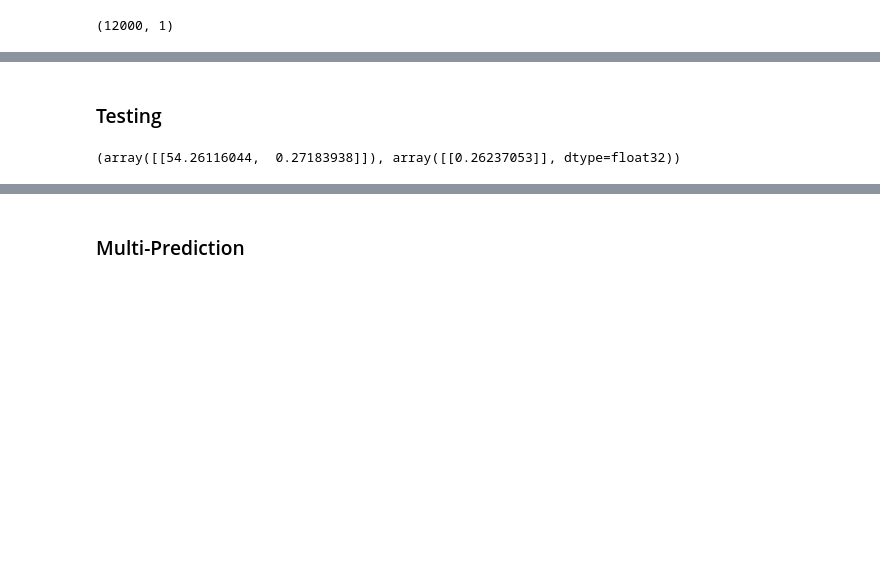
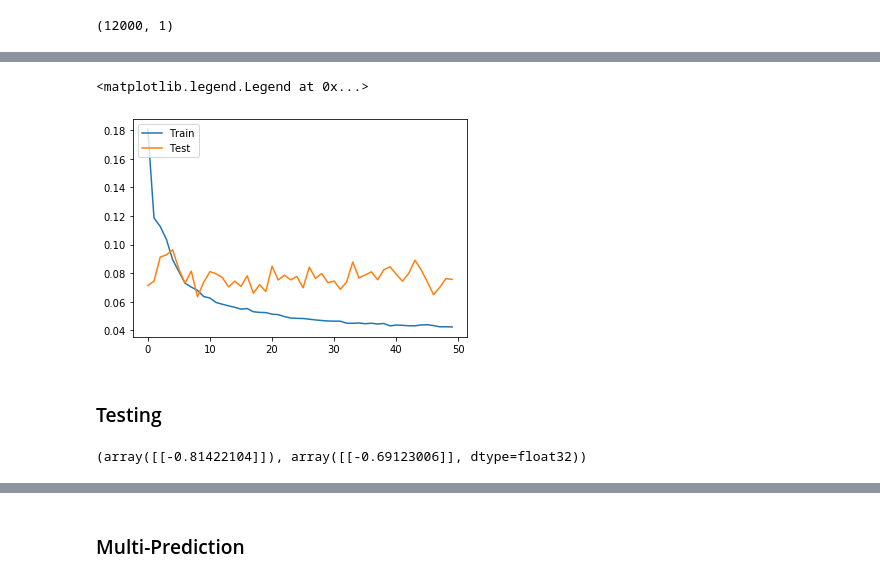
Before and after one commit to atollk/forecast, a Jupyter notebook: gravity/main.ipynb, the cells around one changed output, grey strips where cells are left out. Drawn from its saved outputs; the diff is of its cells as text; code cells hidden in the pictures; blank space fills up the shorter version.

```diff
--- a/gravity/main.ipynb
+++ b/gravity/main.ipynb
@@ -86,0 +93,8 @@ print(X_train.shape, y_train.shape, X_test.shape, y_test.shape)
+# %%
+scaler = sklearn.preprocessing.MinMaxScaler(feature_range=(-1, 1))
+X_train = scaler.fit_transform(X_train.reshape(-1, 1)).reshape(-1, SERIES_LENGTH, 1)
+y_train = scaler.transform(y_train)
+X_test = scaler.transform(X_test.reshape(-1, 1)).reshape(-1, SERIES_LENGTH, 1)
+y_test = scaler.transform(y_test)
+
+X_train[0, :, 0]
@@ -166,14 +189,26 @@ Epoch 50/50
+# %%
+val_loss = hist.history['val_loss']
+loss = hist.history['loss']
+
+plt.plot(loss)
+plt.plot(val_loss)
+plt.legend(['Train', 'Test',], loc='upper left')
+# %% [output]
+<matplotlib.legend.Legend at 0x...>
+[figure, added]
 # %% [markdown]
 ### Testing
 # %%
-i = np.random.randint(0, len(X_test))
+X_play, y_play = X_train, y_train
 
-X = X_test[i]
-y_hat = y_test[i].reshape(1, -1)
+i = np.random.randint(0, len(X_play))
 
-y_pred = model.predict(X.reshape(1, SERIES_LENGTH, 2))
+X = X_play[i]
+y_hat = y_play[i].reshape(1, -1)
+
+y_pred = model.predict(X.reshape(1, SERIES_LENGTH, 1))
 
 y_hat, y_pred
 # %% [output]
-(array([[54.26116044,  0.27183938]]), array([[0.26237053]], dtype=float32))
+(array([[-0.81422104]]), array([[-0.69123006]], dtype=float32))
 # %%
```
Also changed, not shown: parts of 11 cells of this notebook, 1 other file.
